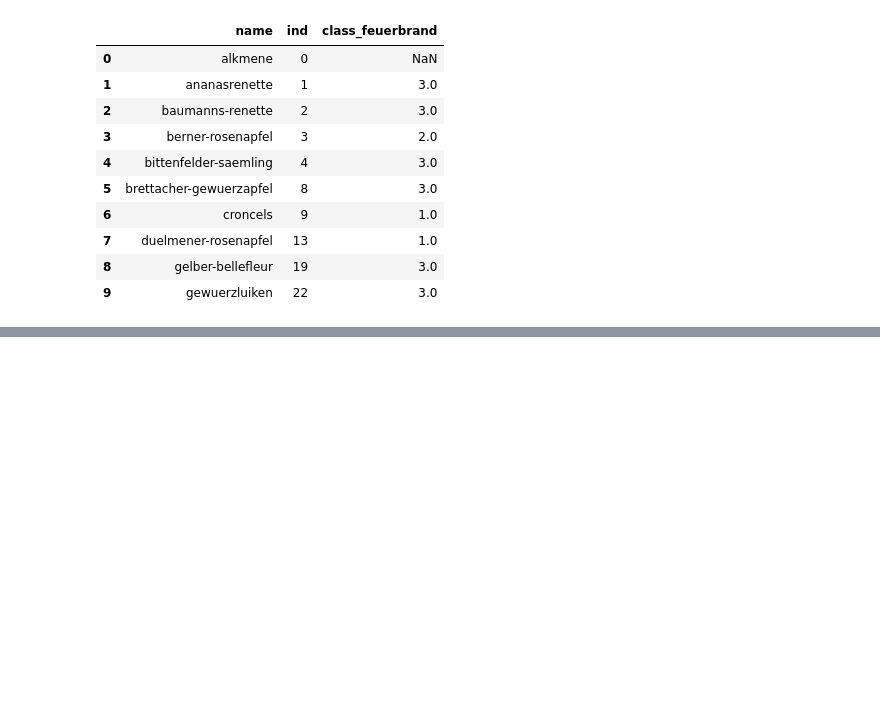
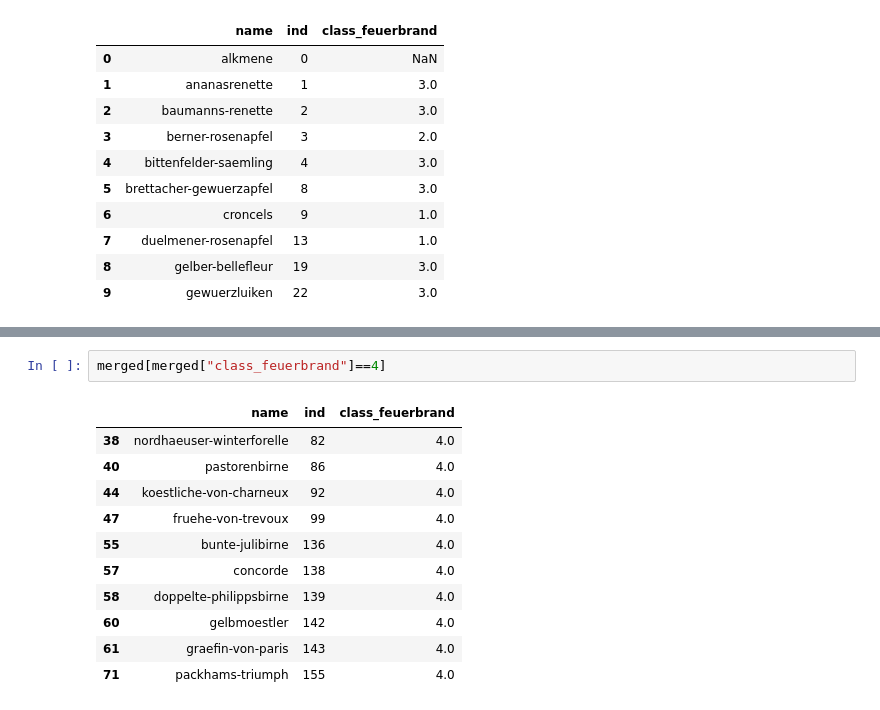
Before and after one commit to Hameedfa/playground, a Jupyter notebook: Donau-Ries (Lkr) Äpfel und Birnen.ipynb, the cells around one changed output, grey strips where cells are left out. Cells and saved outputs as stored; diff of their text form; blank space fills up the shorter version.

```diff
--- a/Donau-Ries (Lkr) Äpfel und Birnen.ipynb
+++ b/Donau-Ries (Lkr) Äpfel und Birnen.ipynb
@@ -171,0 +199,14 @@ merged.head(10)
+# %%
+merged[merged["class_feuerbrand"]==4]
+# %% [output]
+|  | name | ind | class_feuerbrand |
+| 38 | nordhaeuser-winterforelle | 82 | 4.0 |
+| 40 | pastorenbirne | 86 | 4.0 |
+| 44 | koestliche-von-charneux | 92 | 4.0 |
+| 47 | fruehe-von-trevoux | 99 | 4.0 |
+| 55 | bunte-julibirne | 136 | 4.0 |
+| 57 | concorde | 138 | 4.0 |
+| 58 | doppelte-philippsbirne | 139 | 4.0 |
+| 60 | gelbmoestler | 142 | 4.0 |
+| 61 | graefin-von-paris | 143 | 4.0 |
+| 71 | packhams-triumph | 155 | 4.0 |
```
Also changed, not shown: parts of 4 cells of this notebook.
